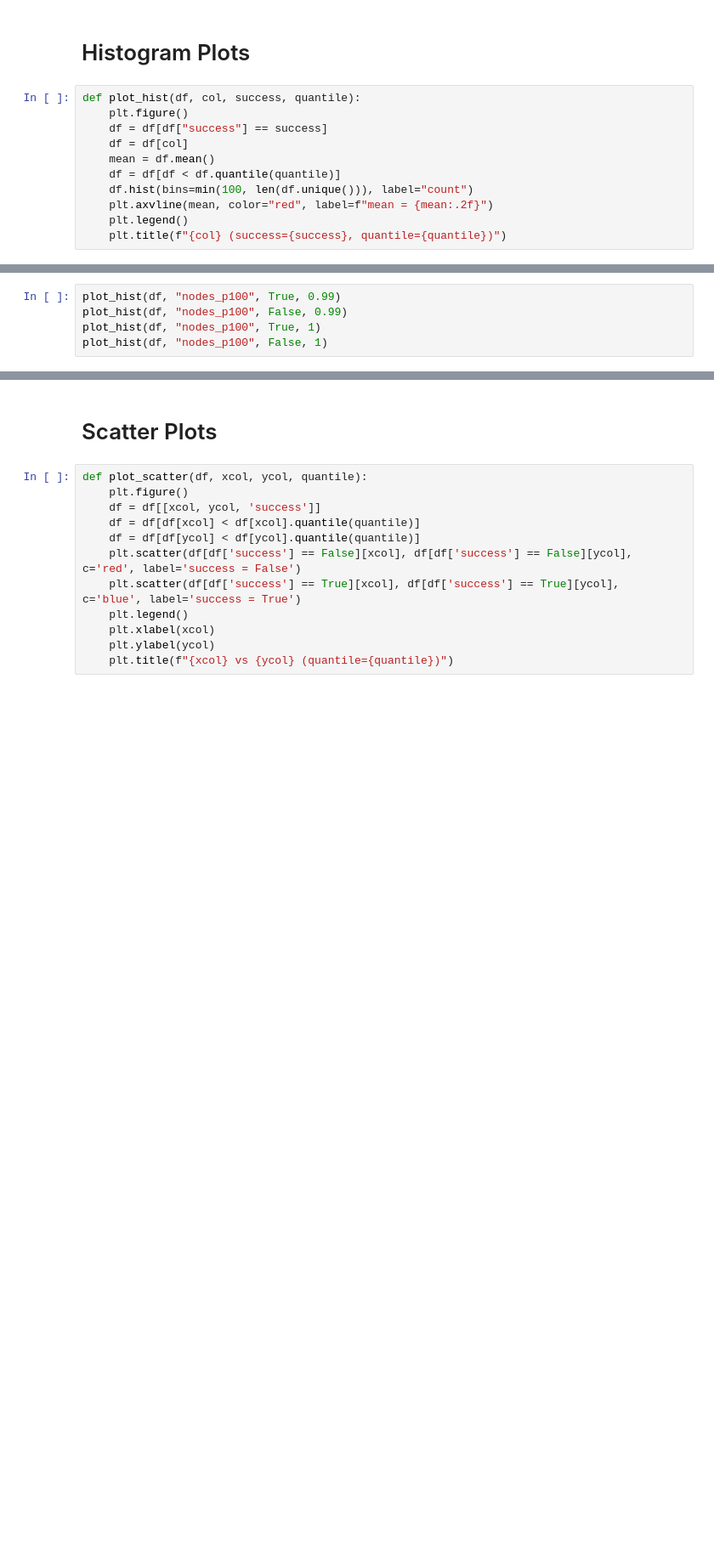
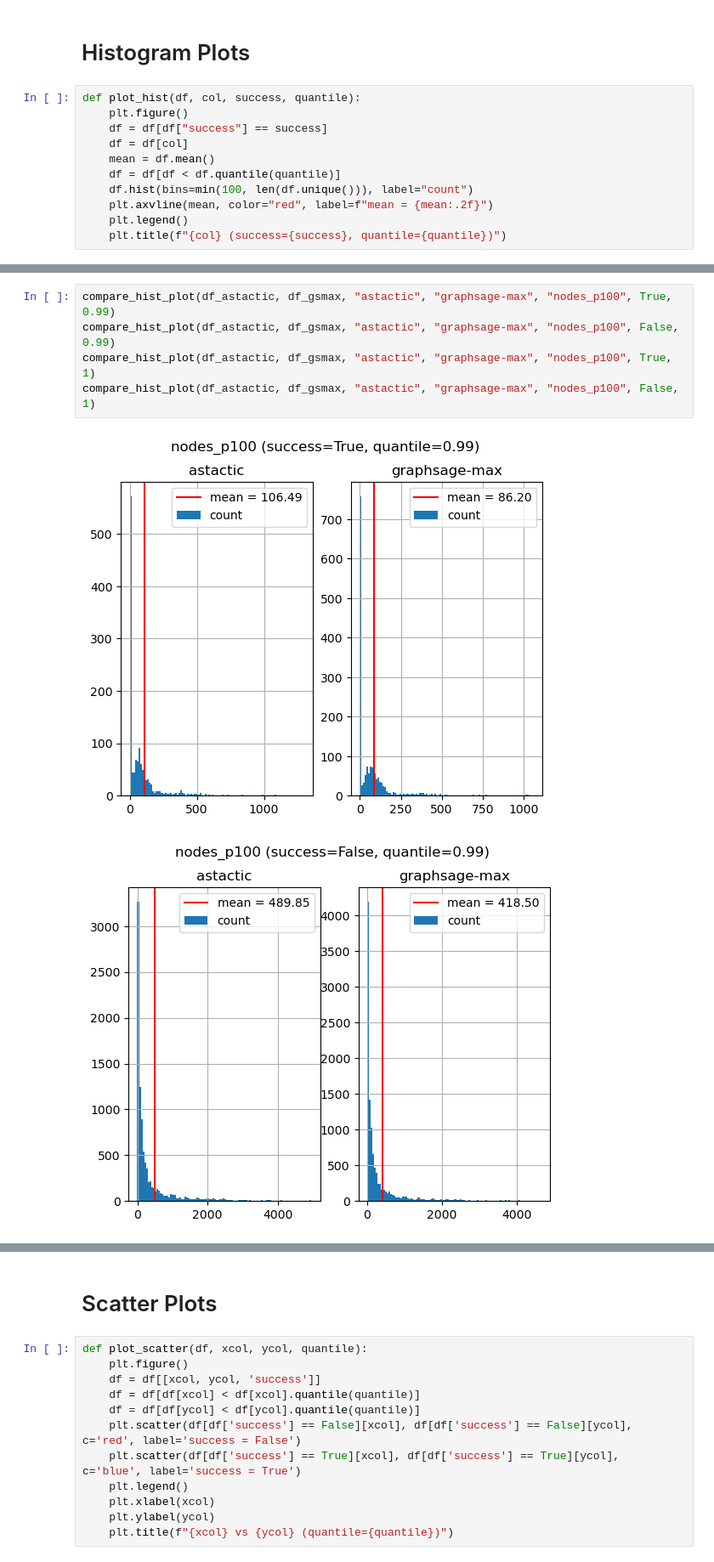
Before and after one commit to jelc53/coqgym-gnn, a Jupyter notebook: ASTactic/visualize_eval.ipynb, the cells around one changed output, grey strips where cells are left out. Shown at 85% size. Saved outputs shown, nothing was run; the diff lists cells and outputs as text; blank space fills up the shorter version.

```diff
--- a/ASTactic/visualize_eval.ipynb
+++ b/ASTactic/visualize_eval.ipynb
@@ -28,5 +171,8 @@ plot_hist(df, "n_steps", False, 1)
 # %%
-plot_hist(df, "nodes_p100", True, 0.99)
-plot_hist(df, "nodes_p100", False, 0.99)
-plot_hist(df, "nodes_p100", True, 1)
-plot_hist(df, "nodes_p100", False, 1)
+compare_hist_plot(df_astactic, df_gsmax, "astactic", "graphsage-max", "nodes_p100", True, 0.99)
+compare_hist_plot(df_astactic, df_gsmax, "astactic", "graphsage-max", "nodes_p100", False, 0.99)
+compare_hist_plot(df_astactic, df_gsmax, "astactic", "graphsage-max", "nodes_p100", True, 1)
+compare_hist_plot(df_astactic, df_gsmax, "astactic", "graphsage-max", "nodes_p100", False, 1)
+# %% [output]
+[figure, added]
+[figure, added]
```
Also changed, not shown: parts of 17 cells of this notebook, 2 other files.
